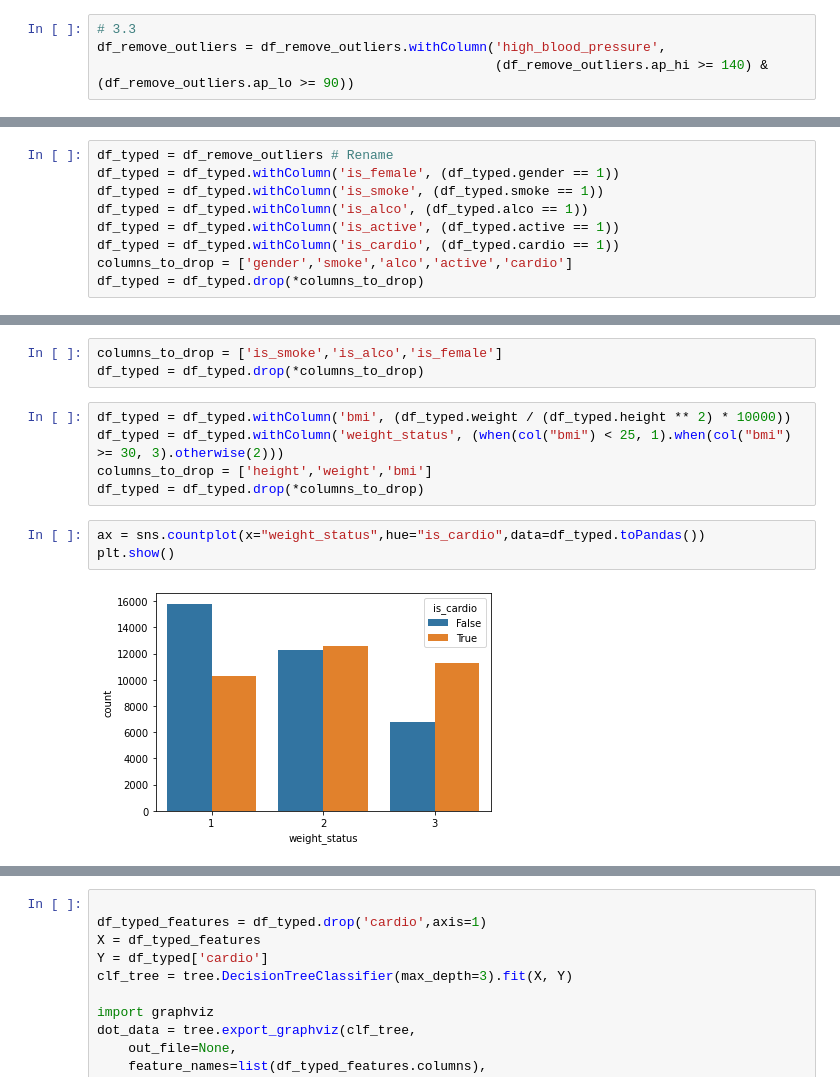
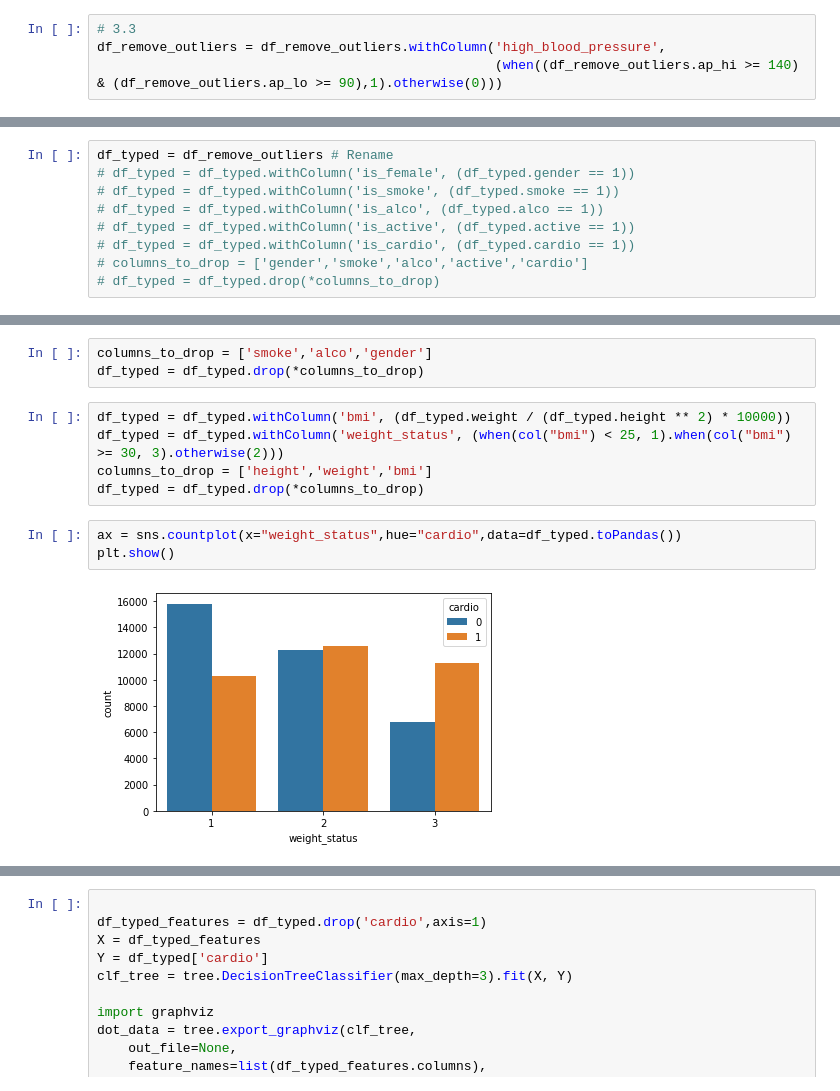
Before and after one commit to ydai992-uoa/INFOSYS722-BDAS, a Jupyter notebook: code/BDAS.ipynb, the cells around one changed output, grey strips where cells are left out. Drawn from its saved outputs; the diff is of its cells as text.

Commit message:
modified:   code/BDAS.ipynb 	code/df_typed/

```diff
--- a/code/BDAS.ipynb
+++ b/code/BDAS.ipynb
@@ -239,7 +239,7 @@ dtype: int64
 # %%
 # 3.3
 df_remove_outliers = df_remove_outliers.withColumn('high_blood_pressure',
-                                                   (df_remove_outliers.ap_hi >= 140) & (df_remove_outliers.ap_lo >= 90))
+                                                   (when((df_remove_outliers.ap_hi >= 140) & (df_remove_outliers.ap_lo >= 90),1).otherwise(0)))
 # %%
 sns.countplot(x="high_blood_pressure",hue="cardio",data=df_remove_outliers.toPandas())
 plt.show()
@@ -273,12 +273,12 @@ root
 # %%
 df_typed = df_remove_outliers # Rename
-df_typed = df_typed.withColumn('is_female', (df_typed.gender == 1))
-df_typed = df_typed.withColumn('is_smoke', (df_typed.smoke == 1))
-df_typed = df_typed.withColumn('is_alco', (df_typed.alco == 1))
-df_typed = df_typed.withColumn('is_active', (df_typed.active == 1))
-df_typed = df_typed.withColumn('is_cardio', (df_typed.cardio == 1))
-columns_to_drop = ['gender','smoke','alco','active','cardio']
-df_typed = df_typed.drop(*columns_to_drop)
+# df_typed = df_typed.withColumn('is_female', (df_typed.gender == 1))
+# df_typed = df_typed.withColumn('is_smoke', (df_typed.smoke == 1))
+# df_typed = df_typed.withColumn('is_alco', (df_typed.alco == 1))
+# df_typed = df_typed.withColumn('is_active', (df_typed.active == 1))
+# df_typed = df_typed.withColumn('is_cardio', (df_typed.cardio == 1))
+# columns_to_drop = ['gender','smoke','alco','active','cardio']
+# df_typed = df_typed.drop(*columns_to_drop)
 # %%
 df_typed.printSchema()
 # %% [output]
@@ -306,5 +306,5 @@ plt.show()
 # %%
-columns_to_drop = ['is_smoke','is_alco','is_female']
+columns_to_drop = ['smoke','alco','gender']
 df_typed = df_typed.drop(*columns_to_drop)
 # %%
 df_typed = df_typed.withColumn('bmi', (df_typed.weight / (df_typed.height ** 2) * 10000))
@@ -312,7 +312,7 @@ df_typed = df_typed.withColumn('weight_status', (when(col("bmi") < 25, 1).when(c
 columns_to_drop = ['height','weight','bmi']
 df_typed = df_typed.drop(*columns_to_drop)
 # %%
-ax = sns.countplot(x="weight_status",hue="is_cardio",data=df_typed.toPandas())
+ax = sns.countplot(x="weight_status",hue="cardio",data=df_typed.toPandas())
 plt.show()
 # %% [output]
-[figure, old version]
+[figure, new version]
```
Also changed, not shown: parts of 22 cells of this notebook.
